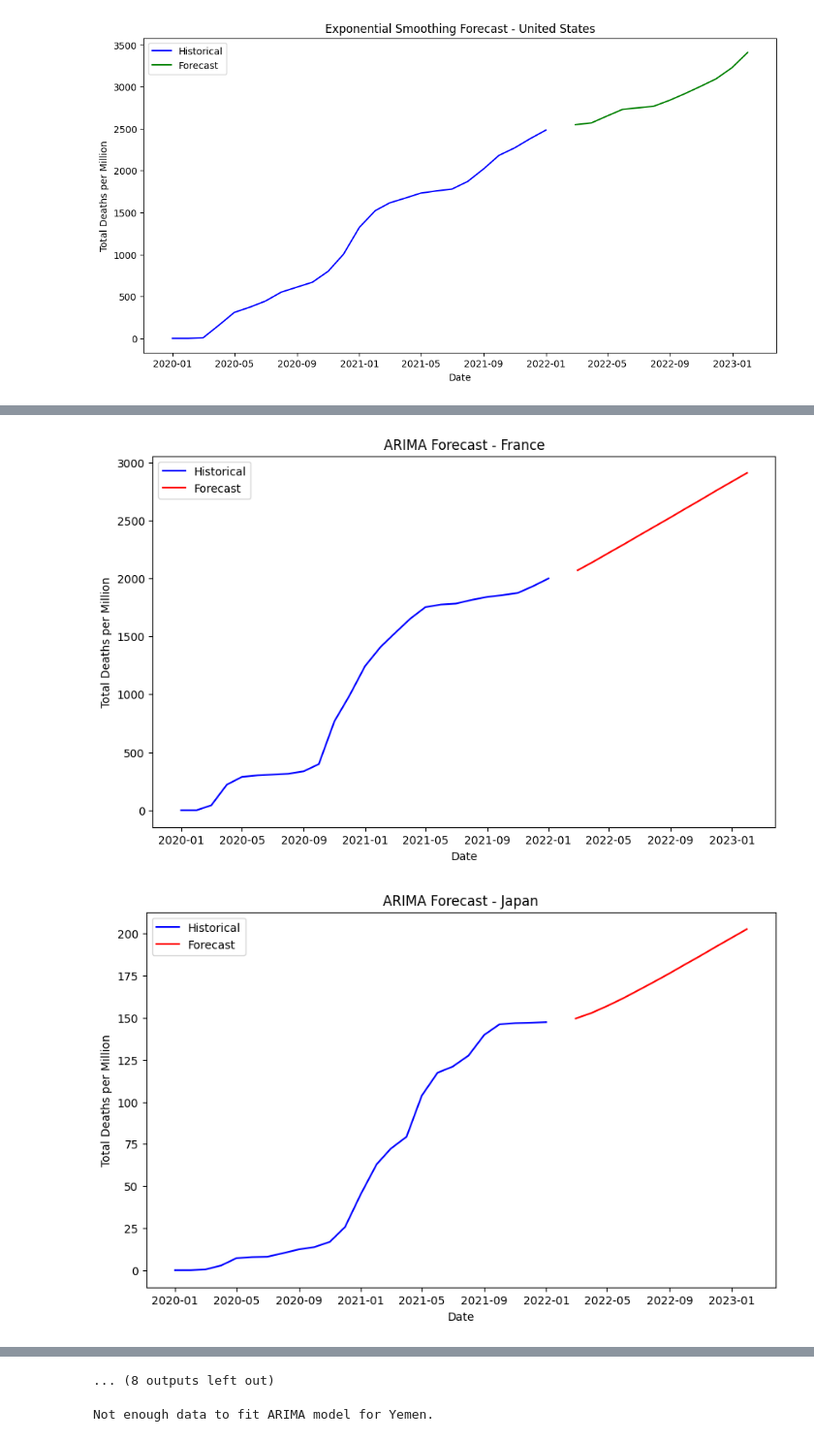
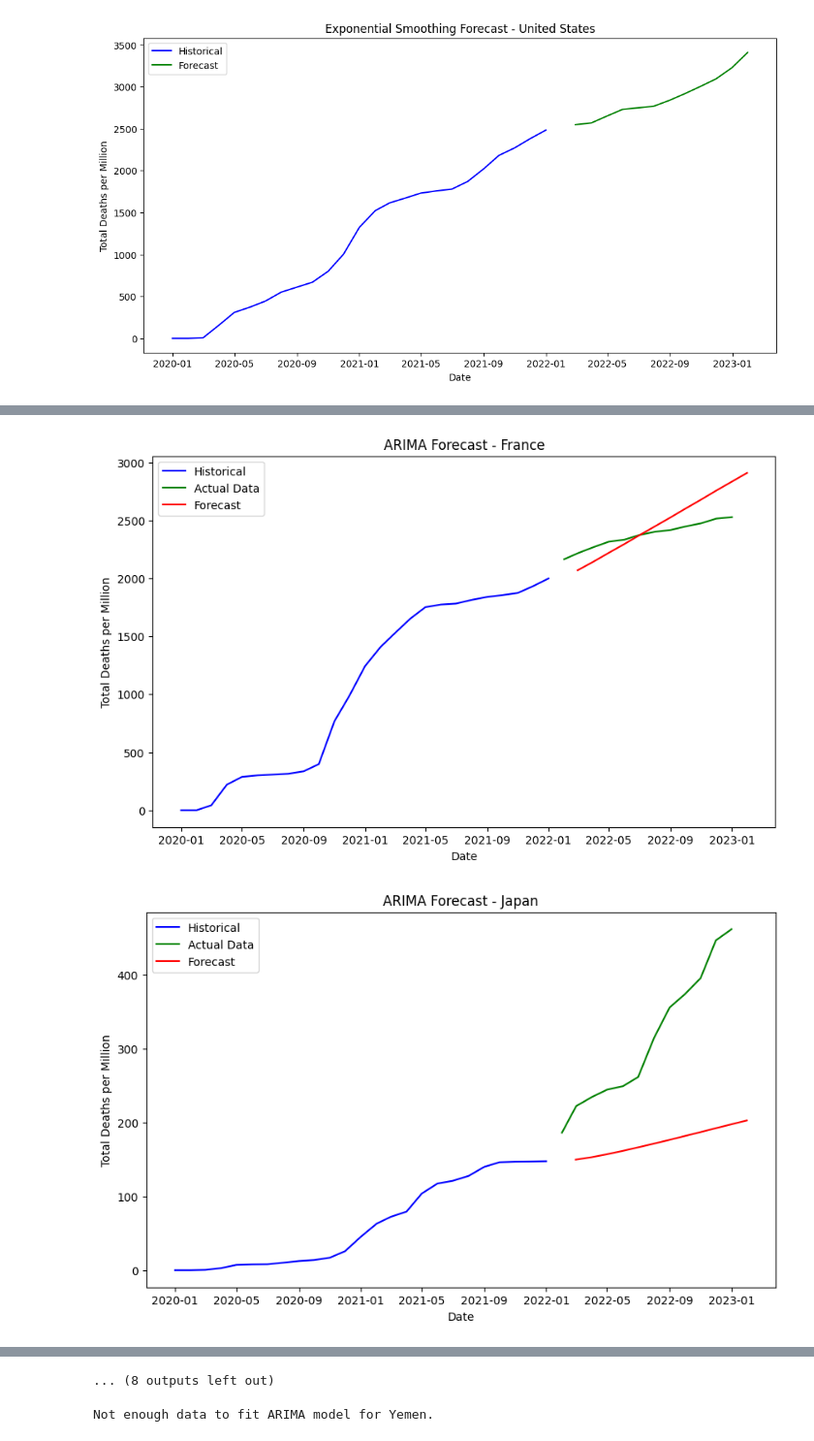
Before and after one commit to awhitehouse1/DS4002-Project-2, a Jupyter notebook: Scripts/NEWCode10_25 (1).ipynb, the cells around one changed output, grey strips where cells are left out. Shown at 97% size. Drawn from its saved outputs; the diff is of its cells as text; code cells hidden in the pictures.

Commit message:
Added actual values to graphs

```diff
--- a/Scripts/NEWCode10_25 (1).ipynb
+++ b/Scripts/NEWCode10_25 (1).ipynb
@@ -9,11 +9,19 @@ from statsmodels.tsa.holtwinters import ExponentialSmoothing
 # Load the dataset
 file_path = "/content/NEW_time_series_data.csv"
 data = pd.read_csv(file_path)
+
+actual_covid_data = pd.read_csv("/content/owid-covid-data.csv")
+actual_covid_data = actual_covid_data[["location", "date", "total_deaths_per_million"]]
 # %%
 # Convert 'Date' to datetime format
 data['Date'] = pd.to_datetime(data['Date'], errors='coerce')  # auto-detects ISO8601 format like "2020-01-22"
 data.dropna(subset=['Date'], inplace=True)  # Drop rows where date parsing failed
 
+# filter covid data to only include the date range we are forecasting
+actual_covid_data['date'] = pd.to_datetime(actual_covid_data['date'], errors='coerce')
+actual_covid_data.dropna(subset=['date'], inplace=True)
+actual_covid_data = actual_covid_data[(actual_covid_data['date'] >= '2022-02-01') &  (actual_covid_data['date'] <= '2023-01-01')]
+
 # Verify the conversion
 print(data['Date'].head())
 # %% [output]
@@ -158,6 +174,17 @@ arima_model_fit = arima_model.fit()
 
 # Forecasting the first differences for the next 12 steps
 forecast_diff = arima_model_fit.forecast(steps=12)
+forecast_index = pd.date_range(start=us_data.index[-1] + pd.DateOffset(months=1), periods=12, freq='MS')
+forecast_series = pd.Series(forecast_diff, index=forecast_index)
+
+# Load and prepare actual COVID data for comparison
+actual_covid_data['Year-Month'] = actual_covid_data['date'].dt.to_period('M')
+actual_covid_data = actual_covid_data.groupby(['location', 'Year-Month']).agg({'total_deaths_per_million': 'max'}).reset_index()
+actual_covid_data['Year-Month'] = actual_covid_data['Year-Month'].dt.to_timestamp()
+
+# Filter actual data for the United States and forecast period
+actual_us_data = actual_covid_data[(actual_covid_data['location'] == 'United States')].set_index('Year-Month')
+actual_us_data_forecast_period = actual_us_data.loc[forecast_index]
 
 # Get the last actual value to revert the differencing
 last_value = us_data['total_deaths_per_million'].iloc[-1]
@@ -171,6 +198,7 @@ forecast_index = pd.date_range(start=us_data.index[-1] + pd.DateOffset(months=1)
 # Plotting the actual and forecasted data
 plt.figure(figsize=(12, 6))
 plt.plot(us_data['total_deaths_per_million'], label='Historical', color='blue')
+plt.plot(actual_us_data['total_deaths_per_million'], label='Actual Data', color='green')
 plt.plot(forecast_index, forecast, label='Forecast', color='red')
 plt.title('ARIMA Forecast - United States')
 plt.xlabel('Date')
@@ -231,7 +259,7 @@ arima_order = (1, 1, 1)
 for country in selected_countries:
     # Filter data for the current country
     country_data = monthly_data[monthly_data['Country'] == country].set_index('Year-Month')
-
+    actual_country_data = actual_covid_data[actual_covid_data['location'] == country].set_index('Year-Month')
     # Check if there is enough data to fit the model
     if len(country_data) > 12:  # Require at least 12 months of data
         try:
@@ -253,10 +281,11 @@ for country in selected_countries:
 
             # Create a new date index for the forecast
             forecast_index = pd.date_range(start=country_data.index[-1] + pd.DateOffset(months=1), periods=12, freq='M')
-
+            forecast_series = pd.Series(forecast, index=forecast_index)
             # Plotting
             plt.figure(figsize=(10, 6))
             plt.plot(country_data['total_deaths_per_million'], label='Historical', color='blue')
+            plt.plot(actual_country_data['total_deaths_per_million'], label='Actual Data', color='green')
             plt.plot(forecast_index, forecast, label='Forecast', color='red')
             plt.title(f'ARIMA Forecast - {country}')
             plt.xlabel('Date')
@@ -276,2 +305,2 @@ for country in selected_countries:
-[figure, old version]
+[figure, new version]
-[figure, old version]
+[figure, new version]
```
Also changed, not shown: parts of 6 cells of this notebook.
